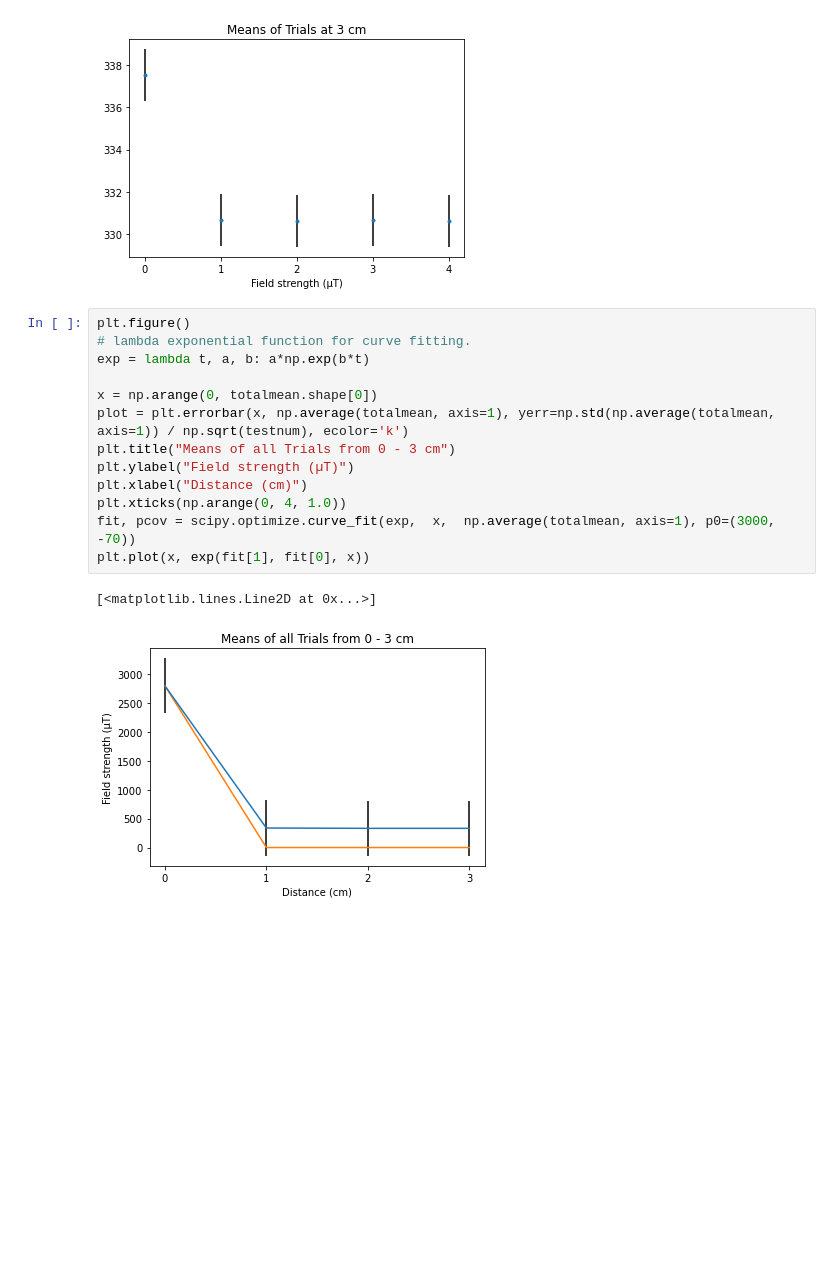
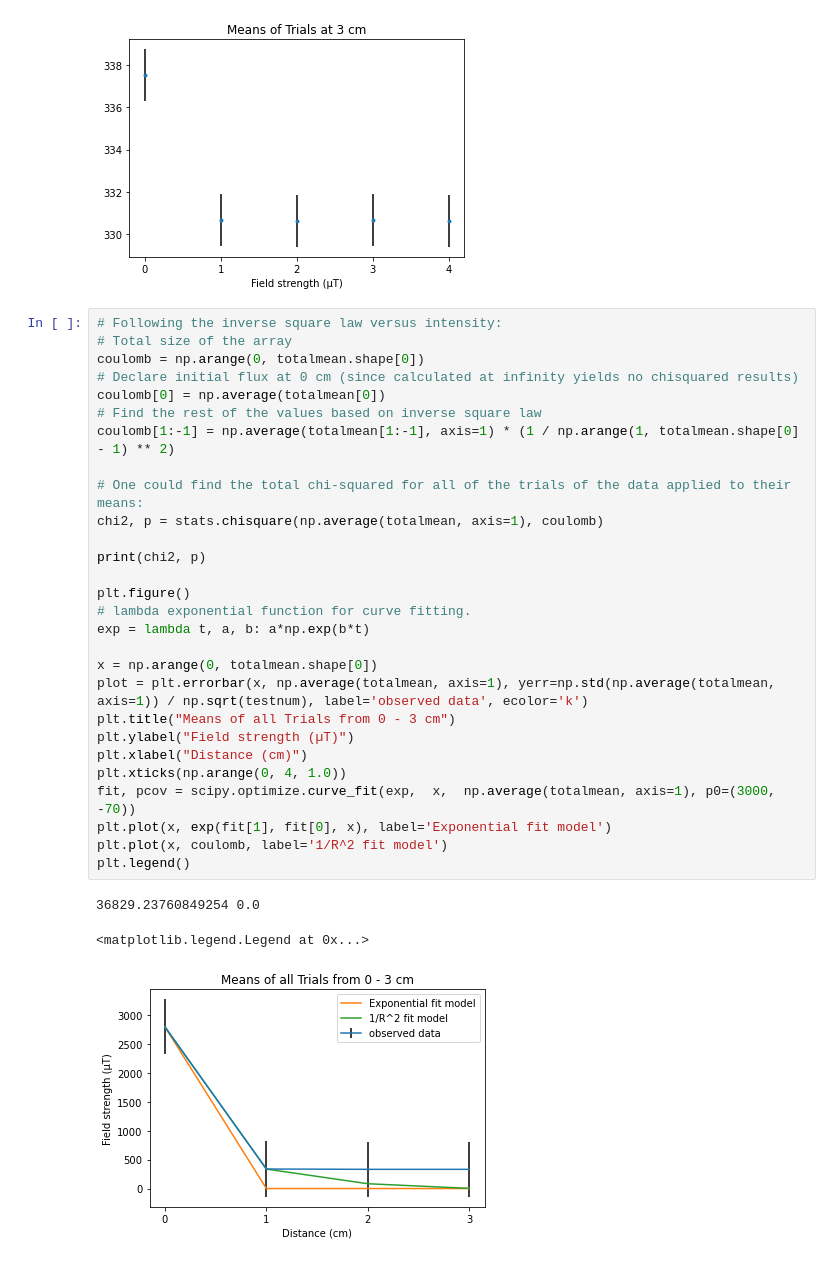
Before and after one commit to doc-ock/magnets2, a Jupyter notebook: labreport.ipynb, the cells around one changed output. Saved outputs shown, nothing was run; the diff lists cells and outputs as text; blank space fills up the shorter version.

Commit message:
Added observed vs expected subsection in readme

```diff
--- a/labreport.ipynb
+++ b/labreport.ipynb
@@ -229,18 +229,34 @@ print(np.average(mean))
 332.008445037834
 [figure]
 # %%
+# Following the inverse square law versus intensity:
+# Total size of the array
+coulomb = np.arange(0, totalmean.shape[0])
+# Declare initial flux at 0 cm (since calculated at infinity yields no chisquared results)
+coulomb[0] = np.average(totalmean[0])
+# Find the rest of the values based on inverse square law
+coulomb[1:-1] = np.average(totalmean[1:-1], axis=1) * (1 / np.arange(1, totalmean.shape[0] - 1) ** 2)
+
+# One could find the total chi-squared for all of the trials of the data applied to their means:
+chi2, p = stats.chisquare(np.average(totalmean, axis=1), coulomb)
+
+print(chi2, p)
+
 plt.figure()
 # lambda exponential function for curve fitting.
 exp = lambda t, a, b: a*np.exp(b*t)
 
 x = np.arange(0, totalmean.shape[0])
-plot = plt.errorbar(x, np.average(totalmean, axis=1), yerr=np.std(np.average(totalmean, axis=1)) / np.sqrt(testnum), ecolor='k')
+plot = plt.errorbar(x, np.average(totalmean, axis=1), yerr=np.std(np.average(totalmean, axis=1)) / np.sqrt(testnum), label='observed data', ecolor='k')
 plt.title("Means of all Trials from 0 - 3 cm")
 plt.ylabel("Field strength (µT)")
 plt.xlabel("Distance (cm)")
 plt.xticks(np.arange(0, 4, 1.0))
 fit, pcov = scipy.optimize.curve_fit(exp,  x,  np.average(totalmean, axis=1), p0=(3000, -70))
-plt.plot(x, exp(fit[1], fit[0], x))
+plt.plot(x, exp(fit[1], fit[0], x), label='Exponential fit model')
+plt.plot(x, coulomb, label='1/R^2 fit model')
+plt.legend()
 # %% [output]
-[<matplotlib.lines.Line2D at 0x...>]
+36829.23760849254 0.0
+<matplotlib.legend.Legend at 0x...>
-[figure, old version]
+[figure, new version]
```
Also changed, not shown: 1 other file.
